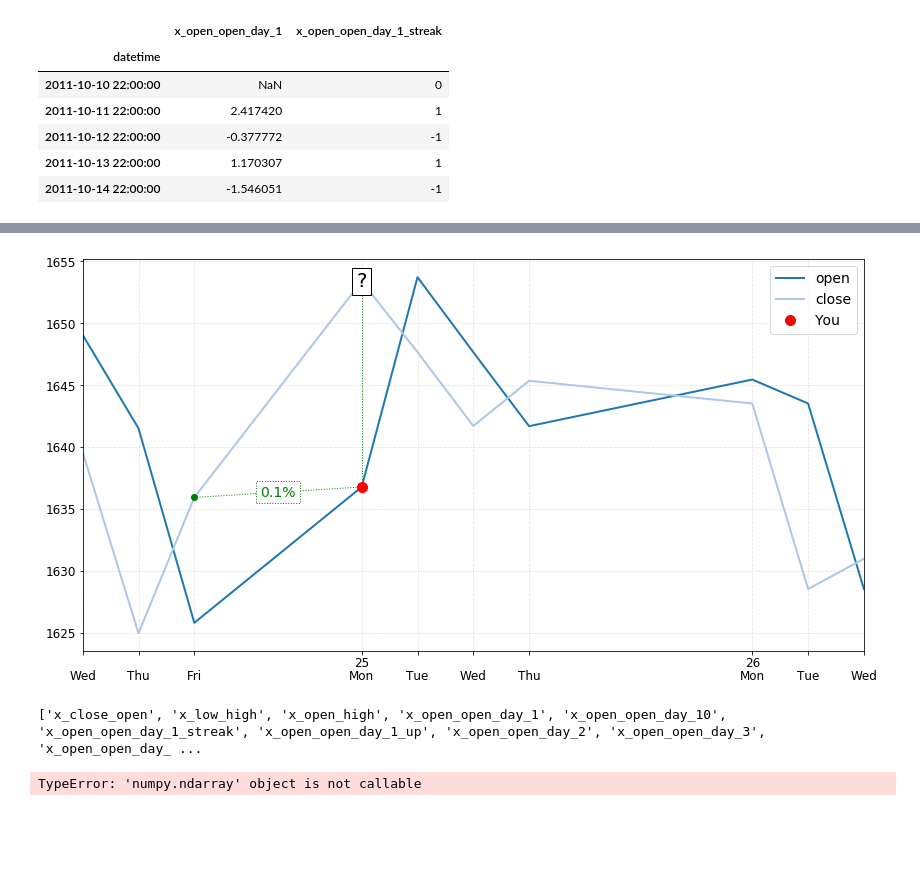
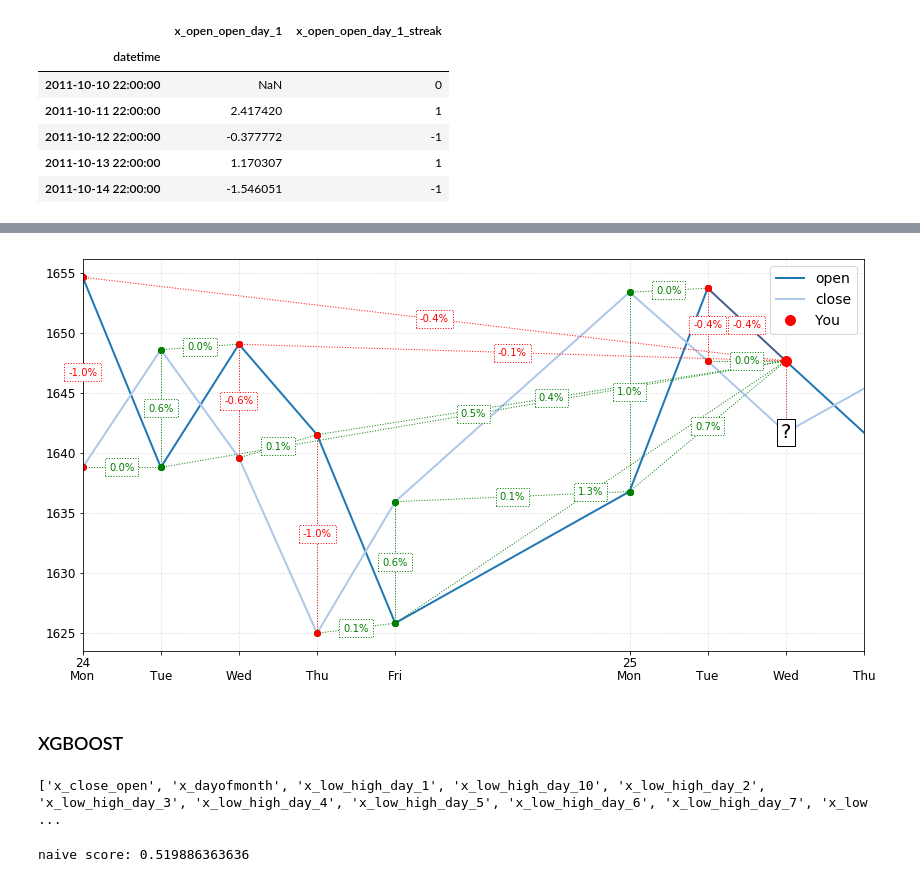
Before and after one commit to Hjartarson/stock-market, a Jupyter notebook: make-report-OMXS30.ipynb, the cells around one changed output, grey strips where cells are left out. Cells and saved outputs as stored; diff of their text form; code cells hidden in the pictures; blank space fills up the shorter version.

```diff
--- a/make-report-OMXS30.ipynb
+++ b/make-report-OMXS30.ipynb
@@ -107,6 +134,6 @@ df.head()
 # %%
 # ADD CAT INSTEAD OF FLOAT
-df = df.join(df['x_open_open_day_1'].rename('x_open_open_day_1_up'))
+df['x_open_open_day_1_up'] = df['x_open_open_day_1']
 
 mask = df['x_open_open_day_1'] < 0
 df.loc[df['x_open_open_day_1'][mask].index,'x_open_open_day_1_up'] = False
@@ -197,25 +222,28 @@ df[['y_open_close_days_0','x_open_open_day_1_streak']].replace([np.inf,-np.inf],
 import matplotlib.patches as patches
 # Close price change dependancy
 f, ax = plt.subplots(1,1)
-x = 'x_open_open_days_1'
-y = 'y_open_close_days_0'
+x = 'x_close_open'
+y = 'x_open_open_days_3'
 
     #print('Neg:',df_sel[df_sel[x]<0][y].replace(np.inf,np.nan).dropna().mean())
     #print('Pos:',df_sel[df_sel[x]>0][y].replace(np.inf,np.nan).dropna().mean())
-df.plot(ax=ax,kind='scatter',x=x,y=y,grid=True,s=26,edgecolor='black',legend=False,zorder=3)
+df[df['y_open_close_days_0_up']==1].plot(ax=ax,kind='scatter',x=x,y=y,grid=True,s=26,color='g',edgecolor='black',zorder=3,label='up')
+df[df['y_open_close_days_0_up']==0].plot(ax=ax,kind='scatter',x=x,y=y,grid=True,s=26,color='r',edgecolor='black',zorder=3,label='down')
 #ax.legend(stocks)
-ax.set_title('Pre-Market Overreaction?')
-ax.axhline(0,ls = '--',color='red')
-ax.axvline(0,ls = '--',color='red')
+ax.set_title('')
+ax.axhline(0,ls = '--',color='black')
+ax.axvline(0,ls = '--',color='black')
 #ax.set_xlim([-10,10])
 #plt.axvline(-1,ls='--',color='r')
 #ax.axvspan(xmin=-10,xmax=0,alpha = 0.1,zorder=1)
-for nr,x,y in zip([0,1,2,3],[-10,-10,0,0],[0,-10,0,-10]):
+x_width = 3
+y_with = 10
+for nr,x,y in zip([0,1,2,3],[-x_width,-x_width,0,0],[0,-y_with,0,-y_with]):
     ax.add_patch(
         patches.Rectangle(
             (x,y),   # (x,y)
-            10,          # width
-            10,          # height
+            x_width,          # width
+            y_with,          # height
             alpha = 0.1,
             color = tableau20[nr]
             ))
@@ -224,7 +252,7 @@ for nr,x,y in zip([0,1,2,3],[-10,-10,0,0],[0,-10,0,-10]):
 #ax.text(-7,-7,'Open [-]\nClose [-]\nDecline continues during the day?')
 #ax.text(3,7,'Open [+]\nClose [+]\nIncrease continues during the day')
 #ax.text(3,-7,'Open [+]\nClose [-]\nGood morning, bad day')
-#ax.set_xlim([-3,3])
-#ax.set_ylim([-6,6])
-#f.savefig('fig/overreaction.png', dpi=100,bbox_inches='tight')
+ax.set_xlim([-x_width,x_width])
+ax.set_ylim([-y_with,y_with])
+f.savefig('fig/dependence.png', dpi=100,bbox_inches='tight')
 # %% [output]
@@ -267,9 +295,8 @@ def add_measurement(df,x,m,ax,text=False,color='g'):
                                                                                            ec=color,ls=':'))
     return ax
 # %%
-
 days = 15
-start_date = pd.to_datetime('2017-06-14')
+start_date = pd.to_datetime('2017-06-10')
 df_sel = df[(df.index < start_date+pd.DateOffset(days=days)) &
                        (df.index >= start_date)][['open','close','high','low']]
 
@@ -277,16 +304,17 @@ days = df_sel.shape[0]
 print(days)
 f, ax = plt.subplots(1,1)
 df_sel[['open','close']].plot(lw=2,ax=ax)
-d_day = 3
+d_day = 7
 HIST = True
 PRED = True
 if HIST:
-    for i in np.arange(d_day-1,d_day):
+    for i in np.arange(0,d_day):
         x1 = df_sel.index[i]; x2 = df_sel.index[i+1]
-        print(x1,x2)
         df_sel.pipe(add_measurement,x=[x1,x2],m=['close','open'],ax=ax,color='y',text=True)
-        #x1 = df_sel.index[i]; x2 = df_sel.index[i]
-        #df_sel.pipe(add_measurement,x=[x1,x2],m=['open','close'],ax=ax,color='y',text=True)
+        x1 = df_sel.index[i]; x2 = df_sel.index[d_day]
+        df_sel.pipe(add_measurement,x=[x1,x2],m=['open','open'],ax=ax,color='y',text=True)
+        x1 = df_sel.index[i]; x2 = df_sel.index[i]
+        df_sel.pipe(add_measurement,x=[x1,x2],m=['open','close'],ax=ax,color='y',text=True)
 if PRED:
     for i in np.arange(d_day,d_day+1):
         x1 = df_sel.index[d_day]; x2 = df_sel.index[i]
@@ -302,5 +330,5 @@ ax.text(x=df_sel.index[d_day+offset], y=df_sel.loc[df_sel.index[d_day+offset]]['
 
 set_daily_xticks(df_sel,ax)
 print(df_sel.iloc[[d_day]]['open'].rename('You'))
-f.savefig('fig/'+stock+'-'+str(days)+'-hist-'+str(HIST)+'-pred-'+str(PRED)+'.png', dpi=100,bbox_inches='tight')
+f.savefig('fig/all-'+str(days)+'-hist-'+str(HIST)+'-pred-'+str(PRED)+'.png', dpi=100,bbox_inches='tight')
 # %% [output]
@@ -311,5 +338,7 @@ datetime
 Name: You, dtype: float64
-[figure, old version]
+[figure, new version]
+# %% [markdown]
+### XGBOOST
 # %%
 df = df.dropna()
 
@@ -317,7 +346,7 @@ x_var = [x for x in np.unique(df.columns) if 'x_' in x]
 print(x_var)
 
 df['is_train'] = np.random.uniform(0, 1, len(df)) <= .75
-train, test = df[df['is_train']==True], df[df['is_train']==False]
+train, test = df[df['is_train']==True].copy(), df[df['is_train']==False].copy()
 x_train = train[x_var].values
 y_train = train['y_open_close_days_0_up'].values
 x_test = test[x_var].values
@@ -326,13 +355,12 @@ y_test = test['y_open_close_days_0_up'].values
 x_combined = np.concatenate((x_train,x_test))
 y_combined = np.concatenate((y_train,y_test))
 # %% [output]
-['x_close_open', 'x_low_high', 'x_open_high', 'x_open_open_day_1', 'x_open_open_day_10', 'x_open_open_day_1_streak', 'x_open_open_day_1_up', 'x_open_open_day_2', 'x_open_open_day_3', 'x_open_open_day_ ...
+['x_close_open', 'x_dayofmonth', 'x_low_high_day_1', 'x_low_high_day_10', 'x_low_high_day_2', 'x_low_high_day_3', 'x_low_high_day_4', 'x_low_high_day_5', 'x_low_high_day_6', 'x_low_high_day_7', 'x_low ...
-# %%
-from sklearn.ensemble import GradientBoostingClassifier
-
-gbc = GradientBoostingClassifier(max_depth=40)
-gbc.fit(x_train, y_train)
-score = gbc.score(x_test, y_test)
-score
-# %% [output]
-TypeError: 'numpy.ndarray' object is not callable
+# %%
+df_test = pd.DataFrame(y_test,columns=['up_down_days'])
+df_test_count = df_test.groupby('up_down_days')['up_down_days'].count()
+test_points = df_test_count.sum()
+naive_score = df_test_count.loc[1]/test_points
+print('naive score:',naive_score)
+# %% [output]
+naive score: 0.519886363636
```
Also changed, not shown: parts of 14 cells of this notebook, 4 other files.
